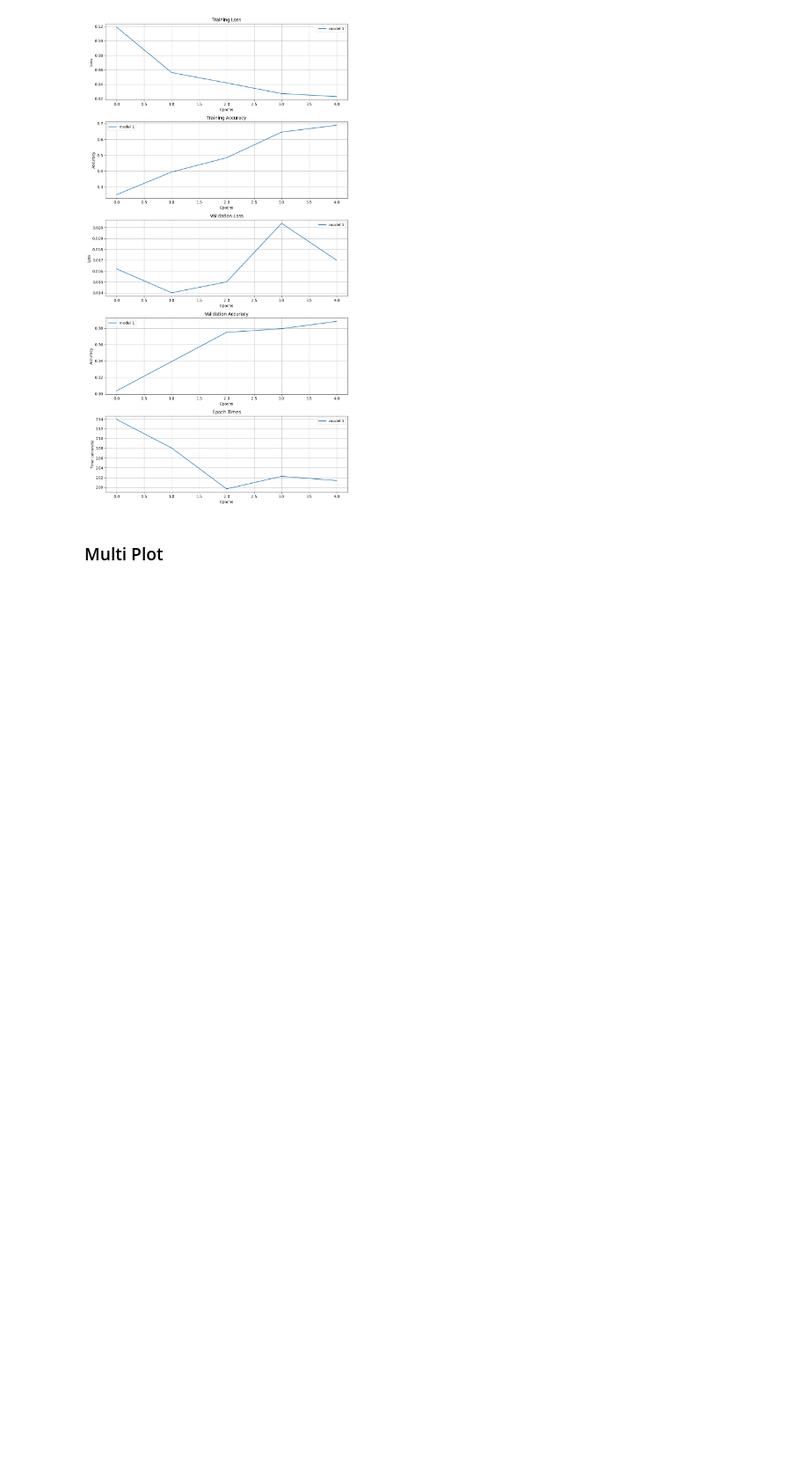
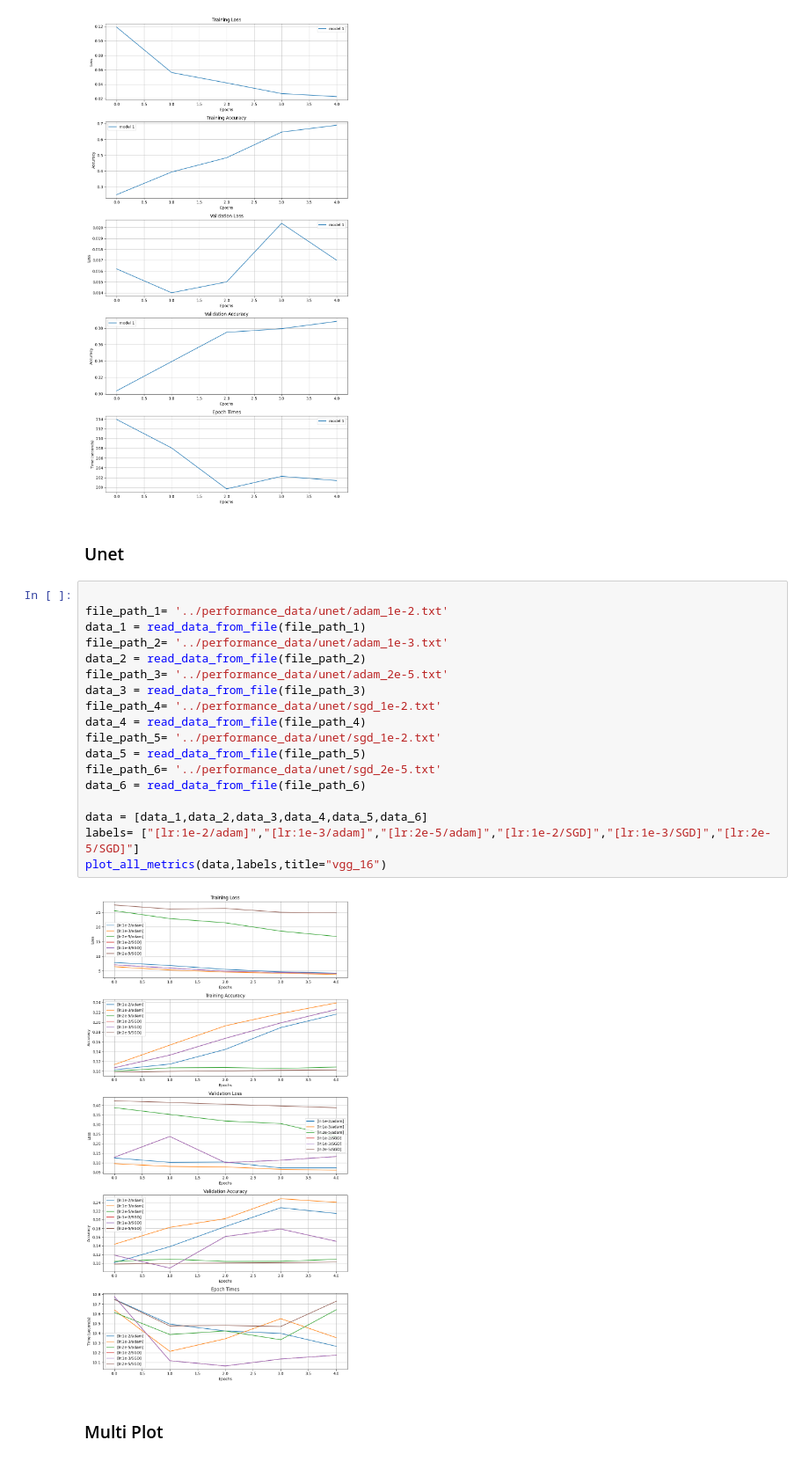
Before and after one commit to chriscamano/871_project, a Jupyter notebook: experiments/plotting.ipynb, the cells around one changed output. Shown at 88% size. Drawn from its saved outputs; the diff is of its cells as text; blank space fills up the shorter version.

```diff
--- a/experiments/plotting.ipynb
+++ b/experiments/plotting.ipynb
@@ -54,6 +54,28 @@ labels= ["model 1"]
 plot_all_metrics(data,labels,title="Visual transformer")
 # %% [output]
 [figure]
+# %% [markdown]
+### Unet
+# %%
+
+file_path_1= '../performance_data/unet/adam_1e-2.txt'
+data_1 = read_data_from_file(file_path_1)
+file_path_2= '../performance_data/unet/adam_1e-3.txt'
+data_2 = read_data_from_file(file_path_2)
+file_path_3= '../performance_data/unet/adam_2e-5.txt'
+data_3 = read_data_from_file(file_path_3)
+file_path_4= '../performance_data/unet/sgd_1e-2.txt'
+data_4 = read_data_from_file(file_path_4)
+file_path_5= '../performance_data/unet/sgd_1e-2.txt'
+data_5 = read_data_from_file(file_path_5)
+file_path_6= '../performance_data/unet/sgd_2e-5.txt'
+data_6 = read_data_from_file(file_path_6)
+
+data = [data_1,data_2,data_3,data_4,data_5,data_6]
+labels= ["[lr:1e-2/adam]","[lr:1e-3/adam]","[lr:2e-5/adam]","[lr:1e-2/SGD]","[lr:1e-3/SGD]","[lr:2e-5/SGD]"]
+plot_all_metrics(data,labels,title="vgg_16")
+# %% [output]
+[figure, added]
 # %% [markdown]
 ### Multi Plot
 # %%
```
Also changed, not shown: parts of 2 cells of this notebook, 8 other files.
